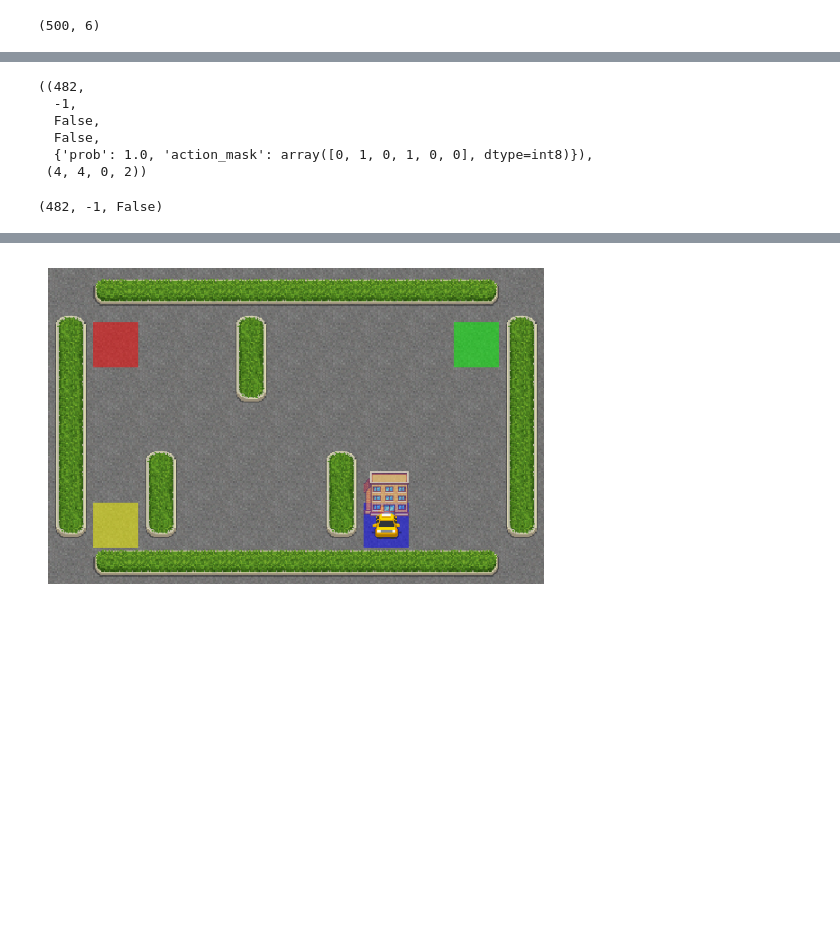
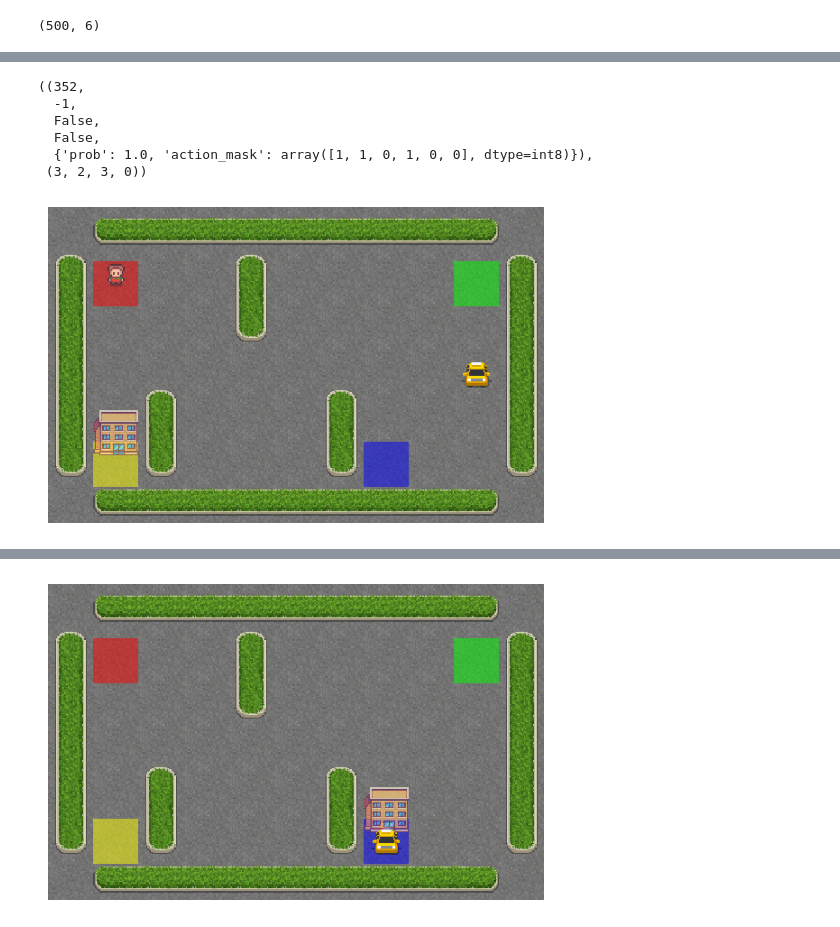
Before and after one commit to Axik0/DRL, a Jupyter notebook: DRL1 (taxi).ipynb, the cells around one changed output, grey strips where cells are left out. Drawn from its saved outputs; the diff is of its cells as text; code cells hidden in the pictures; blank space fills up the shorter version.

```diff
--- a/DRL1 (taxi).ipynb
+++ b/DRL1 (taxi).ipynb
@@ -54,19 +49,17 @@ ENV.reset()
 # %%
 # deterministic action ^v<> pick drop
 new_state = ENV.step(2) # [state, reward, done, info, ...]
-new_state, tuple(ENV.decode(new_state[0]))  #state decoded into (taxi_row, taxi_col, passenger_location, destination)
+new_state, tuple(ENV.unwrapped.decode(new_state[0]))  #state decoded into (taxi_row, taxi_col, passenger_location, destination)
 # %% [output]
-((482,
+((352,
   -1,
   False,
   False,
-  {'prob': 1.0, 'action_mask': array([0, 1, 0, 1, 0, 0], dtype=int8)}),
- (4, 4, 0, 2))
+  {'prob': 1.0, 'action_mask': array([1, 1, 0, 1, 0, 0], dtype=int8)}),
+ (3, 2, 3, 0))
 # %%
-act(0)
+# act(0)
 # rr()
-# %% [output]
-(482, -1, False)
 # %%
 class RandAgent():
     """baseline agent that performs random actions"""
@@ -109,6 +102,8 @@ class RandAgent():
                             'r': rewards,}
         return trajectory
 # %%
-# agent = RandAgent(6)
-# results = agent.walk(max_length=10, render=True)
+agent = RandAgent(6)
+results = agent.walk(max_length=10, render=True)
 # ax = rewards(results)
+# %% [output]
+[figure, added]
```
Also changed, not shown: parts of 10 cells of this notebook, 1 other file.
